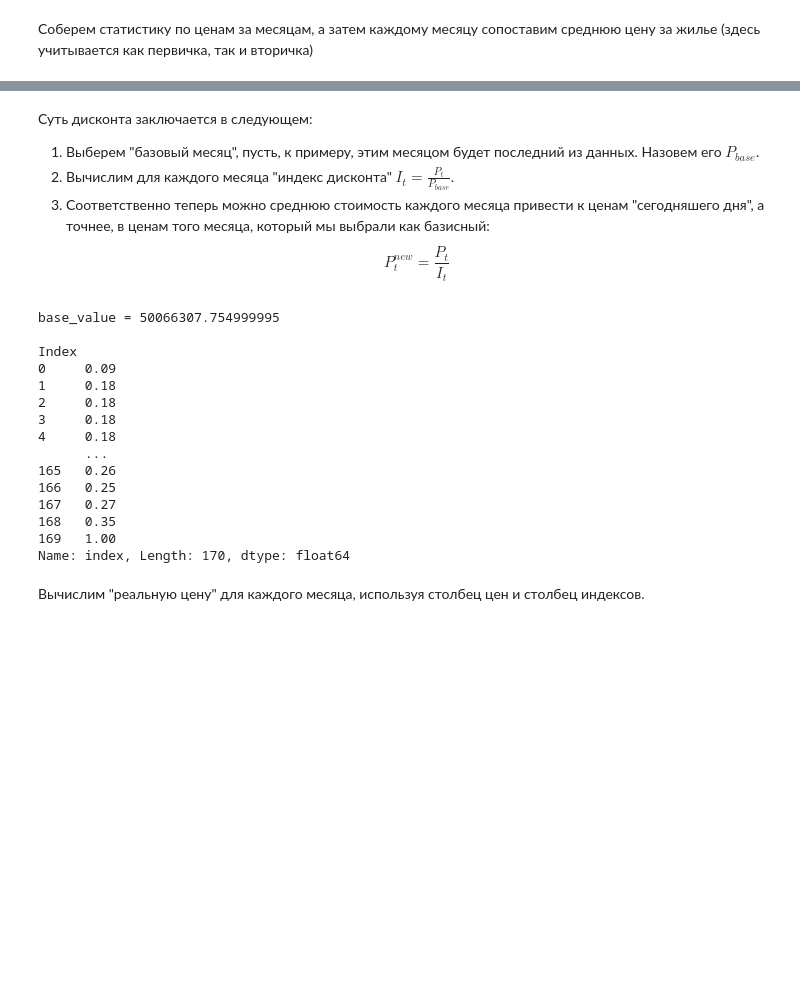
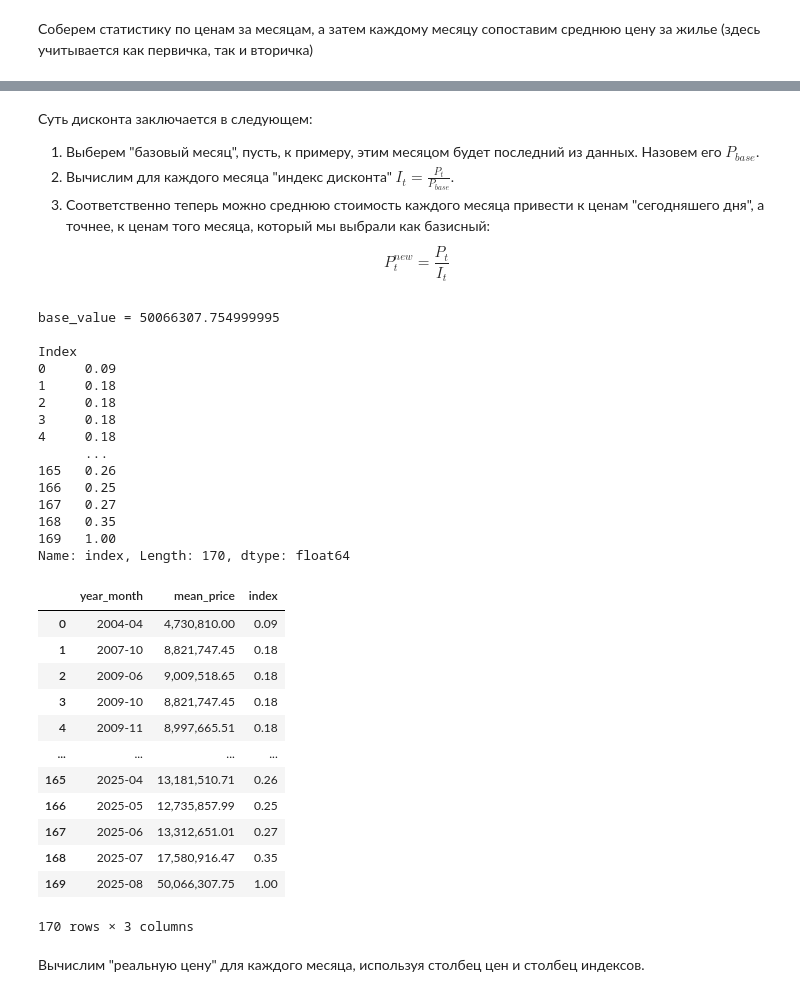
Before and after one commit to gelerum/primary-vs-secondary, a Jupyter notebook: notebooks/07_discount_prices.ipynb, the cells around one changed output, grey strips where cells are left out. Saved outputs shown, nothing was run; the diff lists cells and outputs as text; code cells hidden in the pictures; blank space fills up the shorter version.

```diff
--- a/notebooks/07_discount_prices.ipynb
+++ b/notebooks/07_discount_prices.ipynb
@@ -8,5 +8,7 @@ pd.options.display.float_format = '{:,.2f}'.format
 # %%
-df = pd.read_parquet("../data/processed/housing_residential_processed.parquet").copy()
+df = pd.read_parquet(
+    "../data/processed/v2/housing_residential_processed.parquet"
+).copy()
 # %%
 df.iloc[0]
 # %% [output]
@@ -273,9 +269,9 @@ plt.show()
 # %% [markdown]
 Соберем статистику по ценам за месяцам, а затем каждому месяцу сопоставим среднюю цену за жилье (здесь учитывается как первичка, так и вторичка)
 # %%
-df['year_month'] = df['date'].dt.to_period('M')
+df["year_month"] = df["date"].dt.to_period("M")
 
-monthly_stats = (
-    df.groupby('year_month', as_index=False)
-      .agg(mean_price=('price', 'mean'))
+monthly_stats = df.groupby("year_month", as_index=False).agg(
+    mean_price=("price", "mean")
 )
+monthly_stats
@@ -284,29 +294,43 @@ monthly_stats = (
 
 1) Выберем "базовый месяц", пусть, к примеру, этим месяцом будет последний из данных. Назовем его $P_{base}$.
 2) Вычислим для каждого месяца "индекс дисконта" $I_t = \frac{P_t}{P_{base}}$.
-3) Соответственно теперь можно среднюю стоимость каждого месяца привести к ценам "сегодняшего дня", а точнее, в ценам того месяца, который мы выбрали как базисный: $$P^{new}_{t} = \frac{P_t}{I_t}$$
+3) Соответственно теперь можно среднюю стоимость каждого месяца привести к ценам "сегодняшего дня", а точнее, к ценам того месяца, который мы выбрали как базисный: $$P^{new}_{t} = \frac{P_t}{I_t}$$
 # %%
-base_value = monthly_stats['mean_price'].iloc[-1]
+base_value = monthly_stats["mean_price"].iloc[-1]
 
-monthly_stats['index'] = monthly_stats['mean_price'] / base_value
+monthly_stats["index"] = monthly_stats["mean_price"] / base_value
 
 print(f"base_value = {base_value} \n")
 print("Index")
-print(monthly_stats['index'])
+print(monthly_stats["index"])
+monthly_stats
 # %% [output]
 base_value = 50066307.754999995
 
 Index
 0     0.09
 1     0.18
 2     0.18
 3     0.18
 4     0.18
       ...
 165   0.26
 166   0.25
 167   0.27
 168   0.35
 169   1.00
 Name: index, Length: 170, dtype: float64
+|  | year_month | mean_price | index |
+| 0 | 2004-04 | 4,730,810.00 | 0.09 |
+| 1 | 2007-10 | 8,821,747.45 | 0.18 |
+| 2 | 2009-06 | 9,009,518.65 | 0.18 |
+| 3 | 2009-10 | 8,821,747.45 | 0.18 |
+| 4 | 2009-11 | 8,997,665.51 | 0.18 |
+| ... | ... | ... | ... |
+| 165 | 2025-04 | 13,181,510.71 | 0.26 |
+| 166 | 2025-05 | 12,735,857.99 | 0.25 |
+| 167 | 2025-06 | 13,312,651.01 | 0.27 |
+| 168 | 2025-07 | 17,580,916.47 | 0.35 |
+| 169 | 2025-08 | 50,066,307.75 | 1.00 |
+170 rows × 3 columns
 # %%
```
Also changed, not shown: parts of 30 cells of this notebook, 25 other files.
